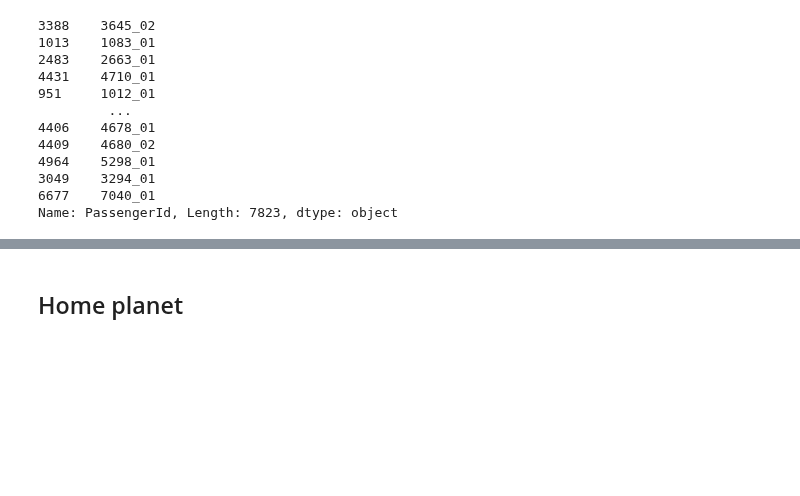
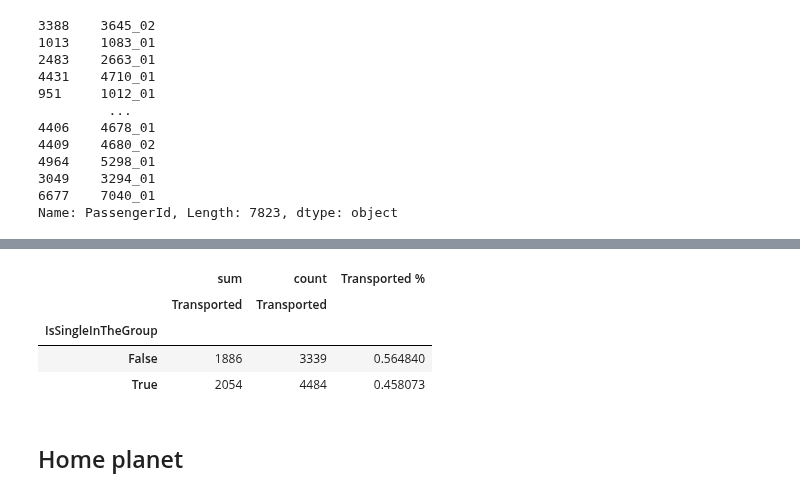
Before and after one commit to PashaIanko/Kaggle.Spaceship-Titanic, a Jupyter notebook: 1_data_exploration.ipynb, the cells around one changed output, grey strips where cells are left out. Cells and saved outputs as stored; diff of their text form; code cells hidden in the pictures; blank space fills up the shorter version.

```diff
--- a/1_data_exploration.ipynb
+++ b/1_data_exploration.ipynb
@@ -306,3 +367,22 @@ Name: PassengerId, Length: 7823, dtype: object
+# %%
+home_planet_table = pd.pivot_table(
+    df_exploration,
+    values=['Transported'],
+    index=['IsSingleInTheGroup'],
+    aggfunc=['sum', 'count']
+)
+
+home_planet_table['Transported %'] = \
+    home_planet_table['sum']['Transported'] \
+    / home_planet_table['count']['Transported']
+
+home_planet_table
+# %% [output]
+|  | sum | count | Transported % |
+|  | Transported | Transported |  |
+| IsSingleInTheGroup |  |  |  |
+| False | 1886 | 3339 | 0.564840 |
+| True | 2054 | 4484 | 0.458073 |
 # %% [markdown]
 ## Home planet
 # %%
```
Also changed, not shown: parts of 13 cells of this notebook.
